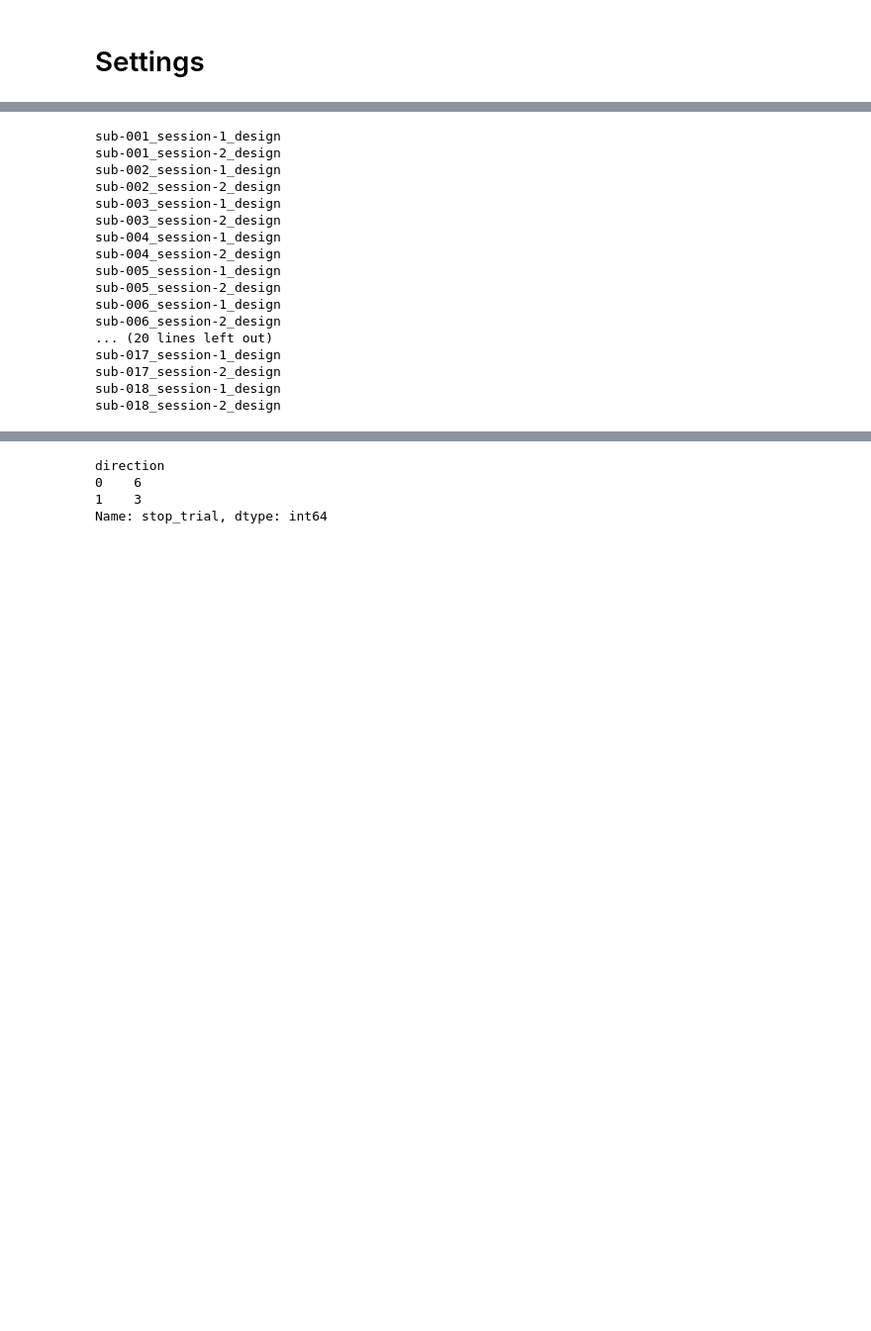
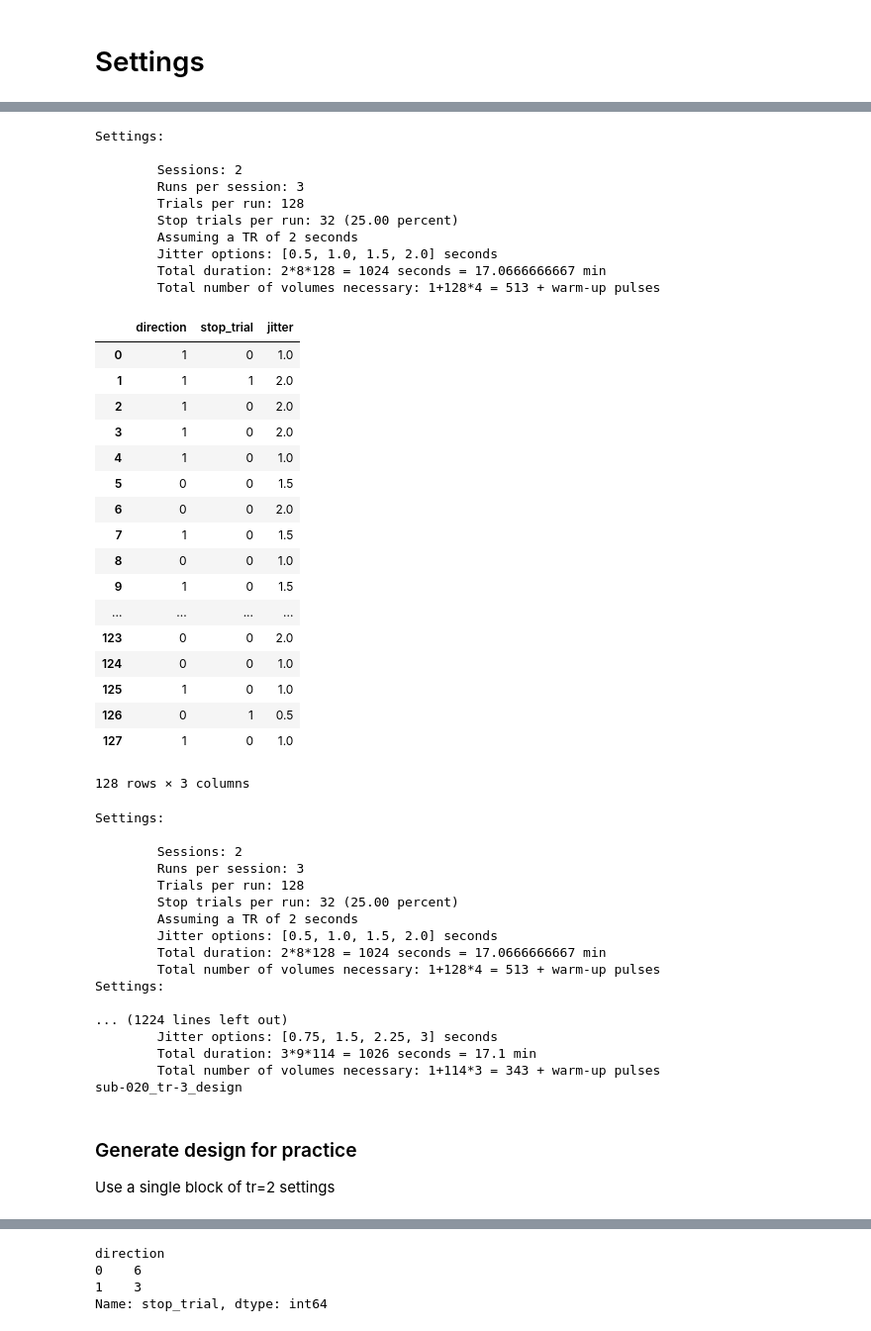
Before and after one commit to IMCN-UvA/IMCN-stoptask, a Jupyter notebook: IMCN-stoptask/Create design.ipynb, the cells around one changed output, grey strips where cells are left out. Shown at 99% size. Drawn from its saved outputs; the diff is of its cells as text; code cells hidden in the pictures; blank space fills up the shorter version.

```diff
--- a/IMCN-stoptask/Create design.ipynb
+++ b/IMCN-stoptask/Create design.ipynb
@@ -47,0 +69,32 @@ n_subjects = 18
+# %%
+settings = get_settings(tr=2)
+generate_design(settings['n_trials'], settings['jitter'], settings['n_stop_trials'])
+# %% [output]
+Settings:
+
+        Sessions: 2
+        Runs per session: 3
+        Trials per run: 128
+        Stop trials per run: 32 (25.00 percent)
+        Assuming a TR of 2 seconds
+        Jitter options: [0.5, 1.0, 1.5, 2.0] seconds
+        Total duration: 2*8*128 = 1024 seconds = 17.0666666667 min
+        Total number of volumes necessary: 1+128*4 = 513 + warm-up pulses
+|  | direction | stop_trial | jitter |
+| 0 | 1 | 0 | 1.0 |
+| 1 | 1 | 1 | 2.0 |
+| 2 | 1 | 0 | 2.0 |
+| 3 | 1 | 0 | 2.0 |
+| 4 | 1 | 0 | 1.0 |
+| 5 | 0 | 0 | 1.5 |
+| 6 | 0 | 0 | 2.0 |
+| 7 | 1 | 0 | 1.5 |
+| 8 | 0 | 0 | 1.0 |
+| 9 | 1 | 0 | 1.5 |
+| ... | ... | ... | ... |
+| 123 | 0 | 0 | 2.0 |
+| 124 | 0 | 0 | 1.0 |
+| 125 | 1 | 0 | 1.0 |
+| 126 | 0 | 1 | 0.5 |
+| 127 | 1 | 0 | 1.0 |
+128 rows × 3 columns
@@ -52,34 +108,38 @@ if not os.path.isdir(save_dir):
     os.makedirs(save_dir)
 
 for subject_id in np.arange(1,n_subjects+1):
-    for session in range(1,n_sessions+1):
+    for session_tr in range(2,4):
         designs_this_session = []
 
         for run in range(1,n_runs+1):
-            design = generate_design(n_trials, jitters, n_stop_trials)
+            settings = get_settings(tr=session_tr)
+            design = generate_design(settings['n_trials'], settings['jitter'], settings['n_stop_trials'])
             design['block'] = run
 
             designs_this_session.append(design)
 
         design = pd.concat(designs_this_session)
-        fn = 'sub-' + str(subject_id).zfill(3) + '_session-' + str(session) + '_design'
+        fn = 'sub-' + str(subject_id).zfill(3) + '_tr-' + str(session_tr) + '_design'
         print(fn)
         design.to_csv(save_dir + '/' + fn + '.csv', sep='\t', index_label='trial_ID')
 # %% [output]
-sub-001_session-1_design
-sub-001_session-2_design
-sub-002_session-1_design
-sub-002_session-2_design
-sub-003_session-1_design
-sub-003_session-2_design
-sub-004_session-1_design
-sub-004_session-2_design
-sub-005_session-1_design
-sub-005_session-2_design
-sub-006_session-1_design
-sub-006_session-2_design
-... (20 lines left out)
-sub-017_session-1_design
-sub-017_session-2_design
-sub-018_session-1_design
-sub-018_session-2_design
+Settings:
+
+        Sessions: 2
+        Runs per session: 3
+        Trials per run: 128
+        Stop trials per run: 32 (25.00 percent)
+        Assuming a TR of 2 seconds
+        Jitter options: [0.5, 1.0, 1.5, 2.0] seconds
+        Total duration: 2*8*128 = 1024 seconds = 17.0666666667 min
+        Total number of volumes necessary: 1+128*4 = 513 + warm-up pulses
+Settings:
+
+... (1224 lines left out)
+        Jitter options: [0.75, 1.5, 2.25, 3] seconds
+        Total duration: 3*9*114 = 1026 seconds = 17.1 min
+        Total number of volumes necessary: 1+114*3 = 343 + warm-up pulses
+sub-020_tr-3_design
+# %% [markdown]
+### Generate design for practice
+Use a single block of tr=2 settings
```
Also changed, not shown: parts of 14 cells of this notebook.
